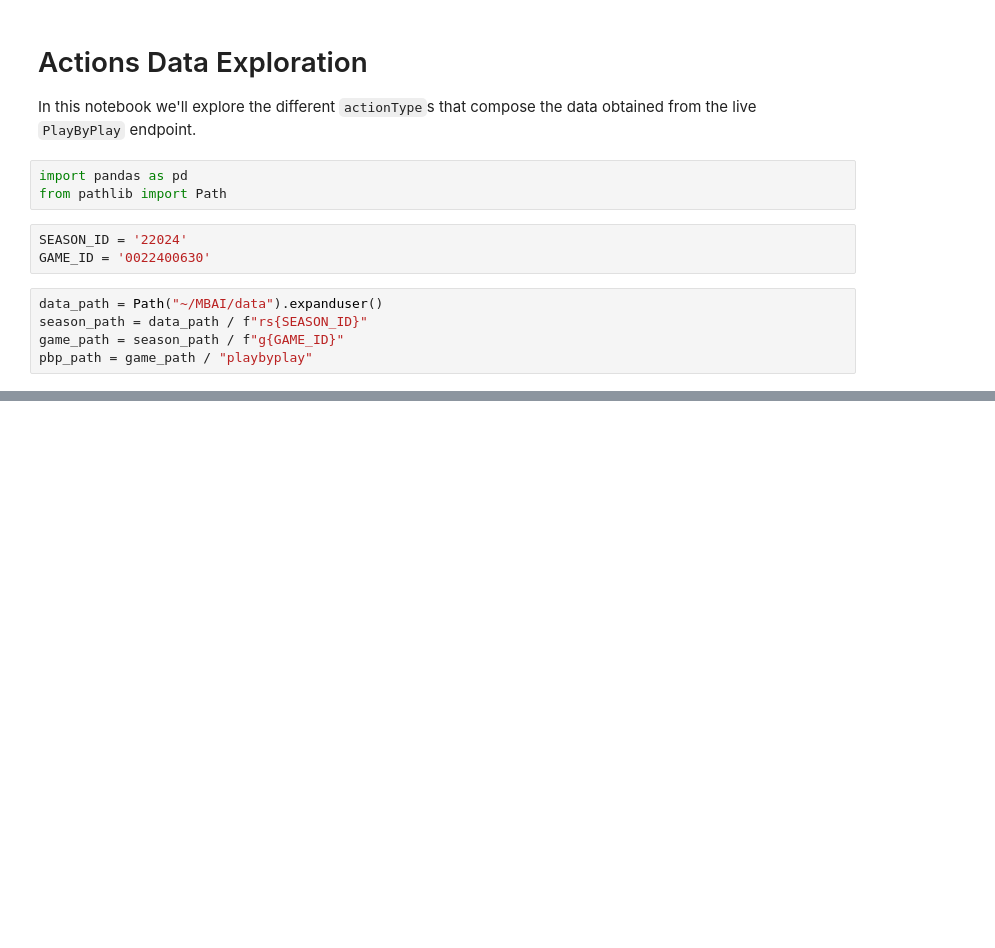
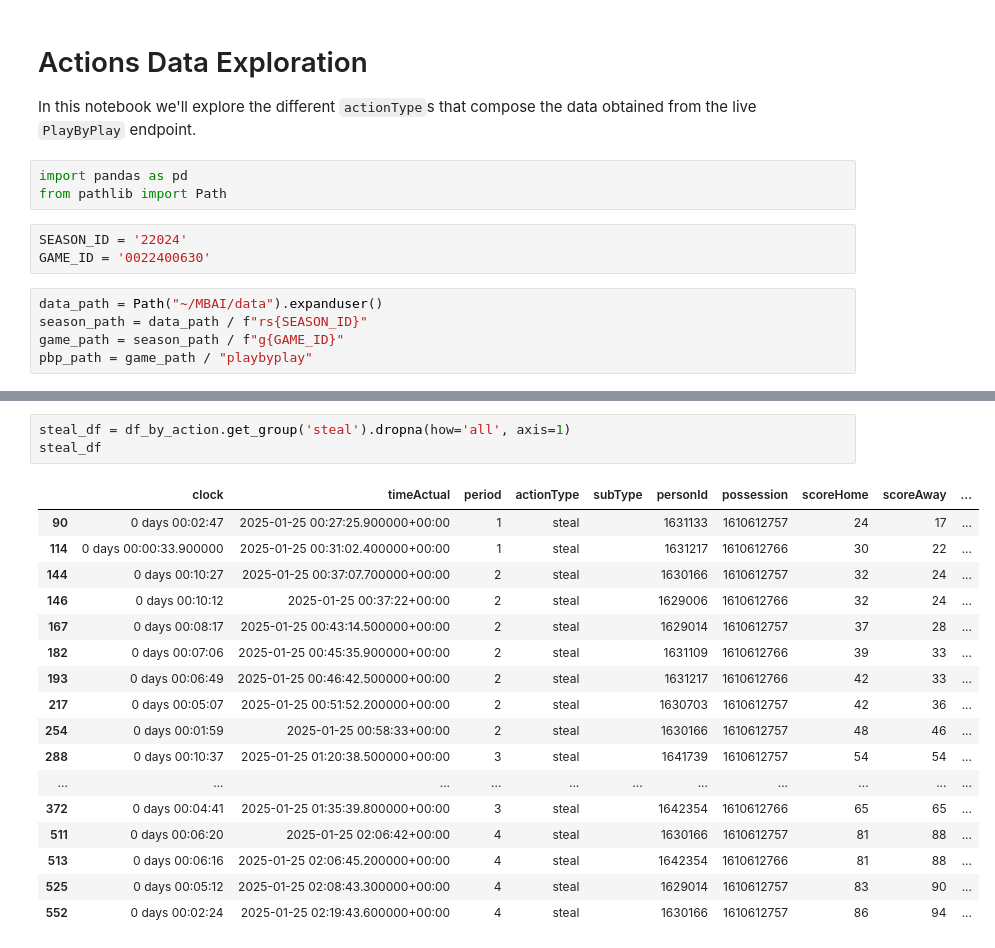
Before and after one commit to lorenzoliuzzo/MBAI, a Jupyter notebook: notebooks/actions.ipynb, the cells around one changed output, grey strips where cells are left out. Cells and saved outputs as stored; diff of their text form; blank space fills up the shorter version.

```diff
--- a/notebooks/actions.ipynb
+++ b/notebooks/actions.ipynb
@@ -63,0 +179,21 @@ action_subtypes
+# %%
+steal_df = df_by_action.get_group('steal').dropna(how='all', axis=1)
+steal_df
+# %% [output]
+|  | clock | timeActual | period | actionType | subType | personId | possession | scoreHome | scoreAway | ... |
+| 90 | 0 days 00:02:47 | 2025-01-25 00:27:25.900000+00:00 | 1 | steal |  | 1631133 | 1610612757 | 24 | 17 | ... |
+| 114 | 0 days 00:00:33.900000 | 2025-01-25 00:31:02.400000+00:00 | 1 | steal |  | 1631217 | 1610612766 | 30 | 22 | ... |
+| 144 | 0 days 00:10:27 | 2025-01-25 00:37:07.700000+00:00 | 2 | steal |  | 1630166 | 1610612757 | 32 | 24 | ... |
+| 146 | 0 days 00:10:12 | 2025-01-25 00:37:22+00:00 | 2 | steal |  | 1629006 | 1610612766 | 32 | 24 | ... |
+| 167 | 0 days 00:08:17 | 2025-01-25 00:43:14.500000+00:00 | 2 | steal |  | 1629014 | 1610612757 | 37 | 28 | ... |
+| 182 | 0 days 00:07:06 | 2025-01-25 00:45:35.900000+00:00 | 2 | steal |  | 1631109 | 1610612766 | 39 | 33 | ... |
+| 193 | 0 days 00:06:49 | 2025-01-25 00:46:42.500000+00:00 | 2 | steal |  | 1631217 | 1610612766 | 42 | 33 | ... |
+| 217 | 0 days 00:05:07 | 2025-01-25 00:51:52.200000+00:00 | 2 | steal |  | 1630703 | 1610612757 | 42 | 36 | ... |
+| 254 | 0 days 00:01:59 | 2025-01-25 00:58:33+00:00 | 2 | steal |  | 1630166 | 1610612757 | 48 | 46 | ... |
+| 288 | 0 days 00:10:37 | 2025-01-25 01:20:38.500000+00:00 | 3 | steal |  | 1641739 | 1610612757 | 54 | 54 | ... |
+| ... | ... | ... | ... | ... | ... | ... | ... | ... | ... | ... |
+| 372 | 0 days 00:04:41 | 2025-01-25 01:35:39.800000+00:00 | 3 | steal |  | 1642354 | 1610612766 | 65 | 65 | ... |
+| 511 | 0 days 00:06:20 | 2025-01-25 02:06:42+00:00 | 4 | steal |  | 1630166 | 1610612757 | 81 | 88 | ... |
+| 513 | 0 days 00:06:16 | 2025-01-25 02:06:45.200000+00:00 | 4 | steal |  | 1642354 | 1610612766 | 81 | 88 | ... |
+| 525 | 0 days 00:05:12 | 2025-01-25 02:08:43.300000+00:00 | 4 | steal |  | 1629014 | 1610612757 | 83 | 90 | ... |
+| 552 | 0 days 00:02:24 | 2025-01-25 02:19:43.600000+00:00 | 4 | steal |  | 1630166 | 1610612757 | 86 | 94 | ... |
```
Also changed, not shown: parts of 13 cells of this notebook.
